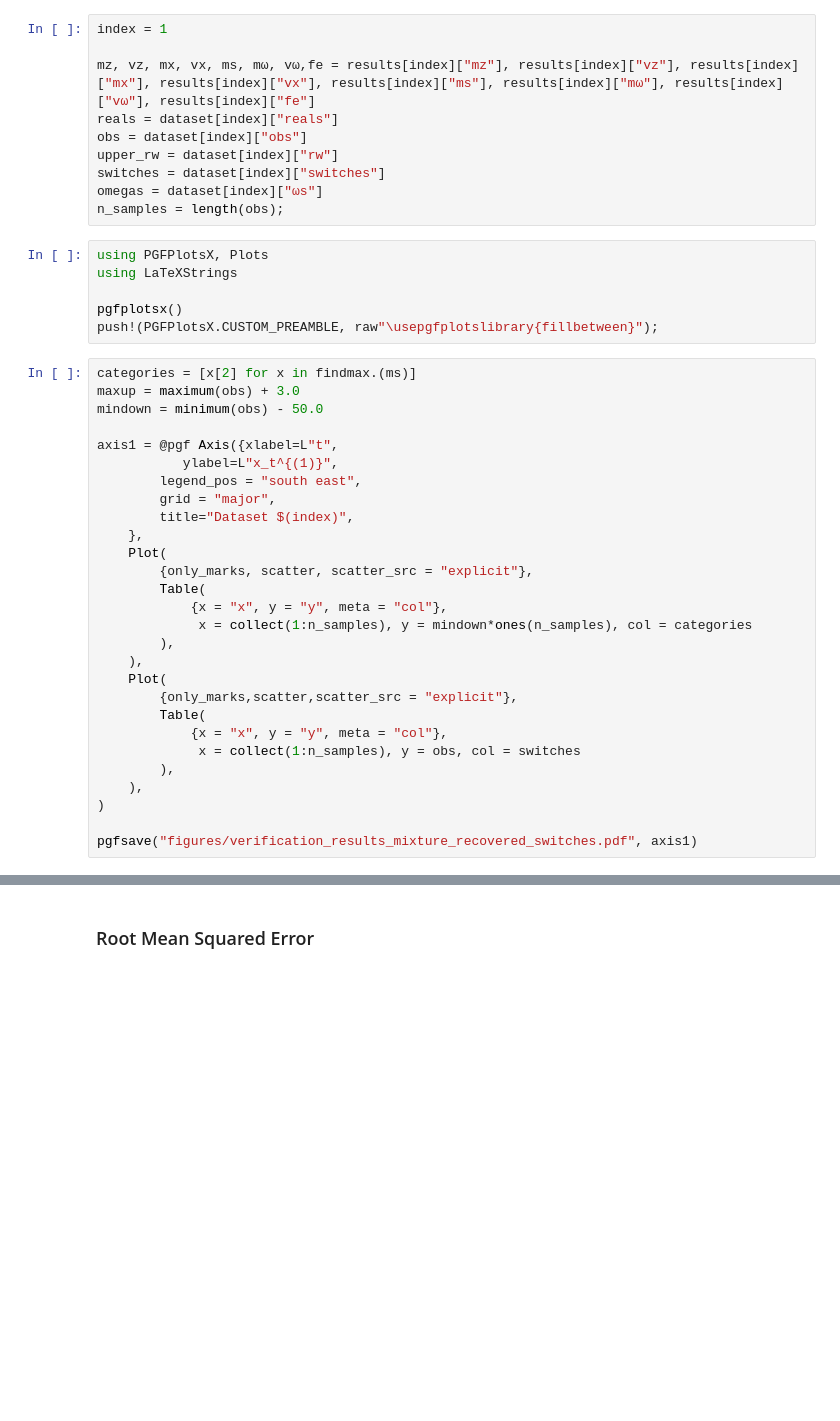
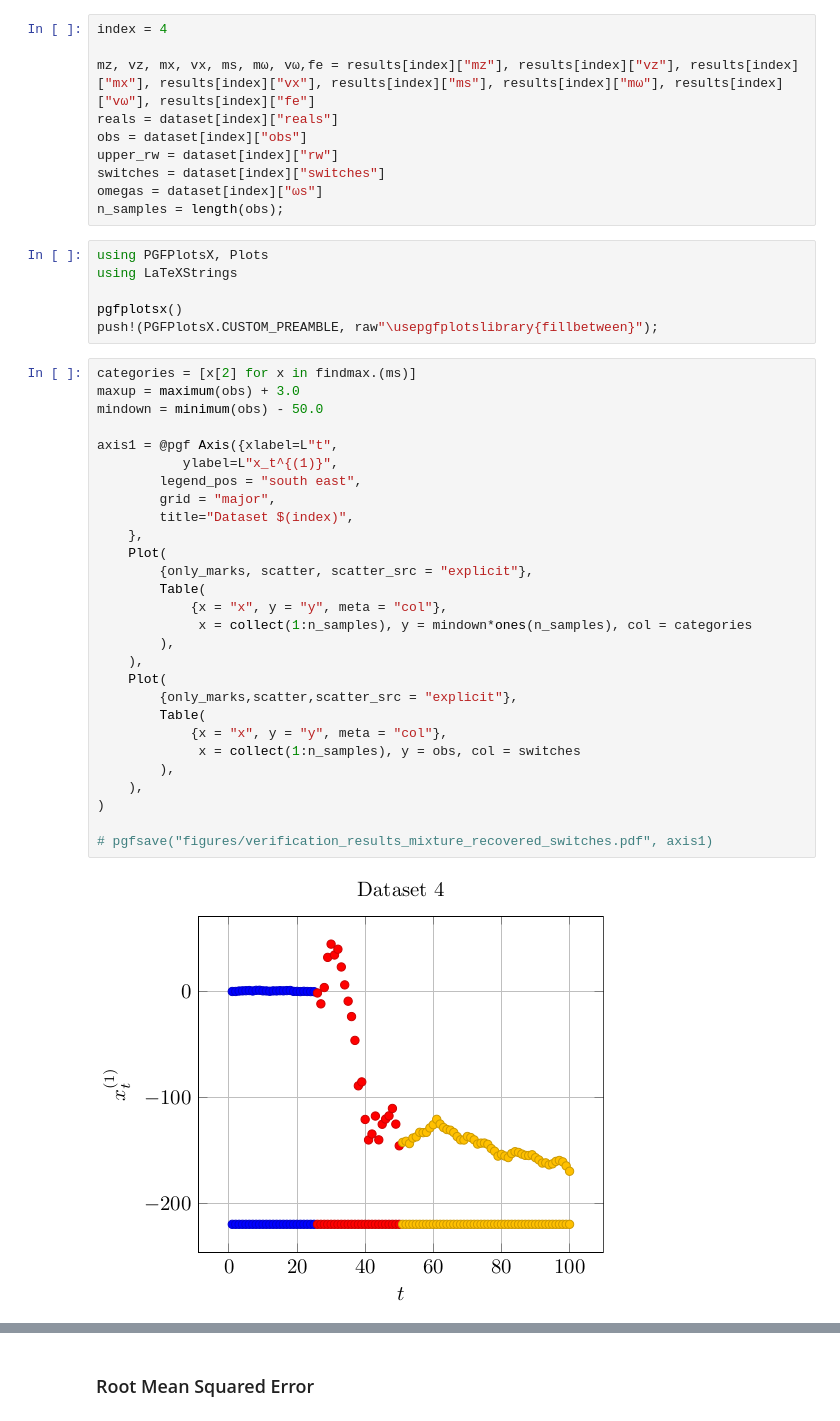
Before and after one commit to mkpappu/SGCV, a Jupyter notebook: verification.ipynb, the cells around one changed output, grey strips where cells are left out. Saved outputs shown, nothing was run; the diff lists cells and outputs as text; blank space fills up the shorter version.

```diff
--- a/verification.ipynb
+++ b/verification.ipynb
@@ -22,5 +26,5 @@ dataset = datasetJLD["dataset"];
 # %%
-index = 1
+index = 4
 
 mz, vz, mx, vx, ms, mω, vω,fe = results[index]["mz"], results[index]["vz"], results[index]["mx"], results[index]["vx"], results[index]["ms"], results[index]["mω"], results[index]["vω"], results[index]["fe"]
 reals = dataset[index]["reals"]
@@ -38,31 +42,33 @@ push!(PGFPlotsX.CUSTOM_PREAMBLE, raw"\usepgfplotslibrary{fillbetween}");
 # %%
 categories = [x[2] for x in findmax.(ms)]
 maxup = maximum(obs) + 3.0
 mindown = minimum(obs) - 50.0
 
 axis1 = @pgf Axis({xlabel=L"t",
            ylabel=L"x_t^{(1)}",
         legend_pos = "south east",
         grid = "major",
         title="Dataset $(index)",
     },
     Plot(
         {only_marks, scatter, scatter_src = "explicit"},
         Table(
             {x = "x", y = "y", meta = "col"},
              x = collect(1:n_samples), y = mindown*ones(n_samples), col = categories
         ),
     ),
     Plot(
         {only_marks,scatter,scatter_src = "explicit"},
         Table(
             {x = "x", y = "y", meta = "col"},
              x = collect(1:n_samples), y = obs, col = switches
         ),
     ),
 )
 
-pgfsave("figures/verification_results_mixture_recovered_switches.pdf", axis1)
+# pgfsave("figures/verification_results_mixture_recovered_switches.pdf", axis1)
+# %% [output]
+[figure, added]
 # %%
 FE = zeros(100)
 for i in 1:n_datasets
```
Also changed, not shown: parts of 4 cells of this notebook, 5 other files.
